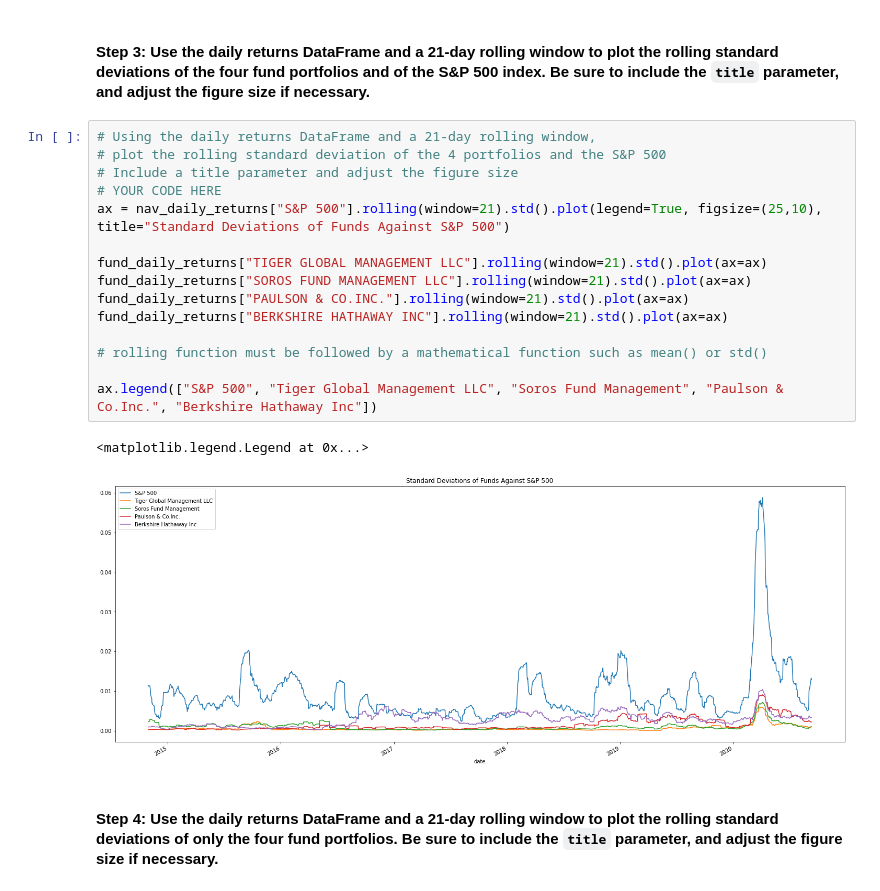
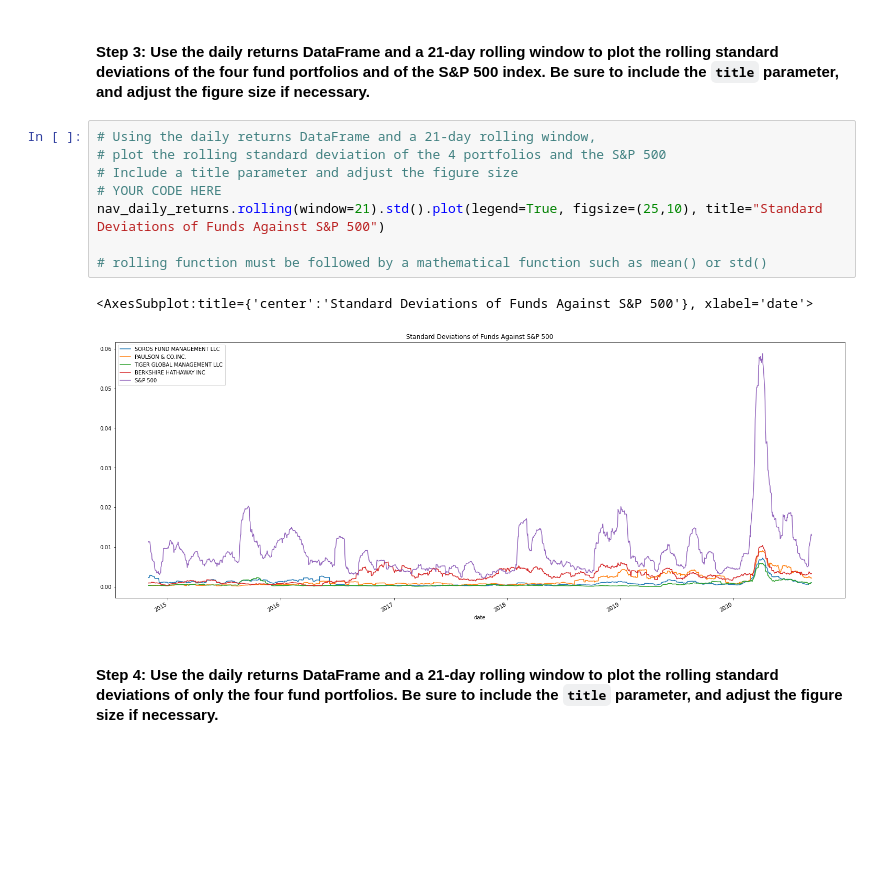
Before and after one commit to Rishi-Prasadha/RICE-FINTECH-04_Challenge, a Jupyter notebook: Starter_Code-4/risk_return_analysis.ipynb, the cells around one changed output. Cells and saved outputs as stored; diff of their text form; blank space fills up the shorter version.

```diff
--- a/Starter_Code-4/risk_return_analysis.ipynb
+++ b/Starter_Code-4/risk_return_analysis.ipynb
@@ -272,21 +273,14 @@ dtype: float64
 # %%
 # Using the daily returns DataFrame and a 21-day rolling window,
 # plot the rolling standard deviation of the 4 portfolios and the S&P 500
 # Include a title parameter and adjust the figure size
 # YOUR CODE HERE
-ax = nav_daily_returns["S&P 500"].rolling(window=21).std().plot(legend=True, figsize=(25,10), title="Standard Deviations of Funds Against S&P 500")
-
-fund_daily_returns["TIGER GLOBAL MANAGEMENT LLC"].rolling(window=21).std().plot(ax=ax)
-fund_daily_returns["SOROS FUND MANAGEMENT LLC"].rolling(window=21).std().plot(ax=ax)
-fund_daily_returns["PAULSON & CO.INC."].rolling(window=21).std().plot(ax=ax)
-fund_daily_returns["BERKSHIRE HATHAWAY INC"].rolling(window=21).std().plot(ax=ax)
+nav_daily_returns.rolling(window=21).std().plot(legend=True, figsize=(25,10), title="Standard Deviations of Funds Against S&P 500")
 
 # rolling function must be followed by a mathematical function such as mean() or std()
-
-ax.legend(["S&P 500", "Tiger Global Management LLC", "Soros Fund Management", "Paulson & Co.Inc.", "Berkshire Hathaway Inc"])
 # %% [output]
-<matplotlib.legend.Legend at 0x...>
+<AxesSubplot:title={'center':'Standard Deviations of Funds Against S&P 500'}, xlabel='date'>
-[figure, old version]
+[figure, new version]
 # %% [markdown]
 #### Step 4: Use the daily returns DataFrame and a 21-day rolling window to plot the rolling standard deviations of only the four fund portfolios. Be sure to include the `title` parameter, and adjust the figure size if necessary.
 # %%
```
Also changed, not shown: parts of 13 cells of this notebook.
